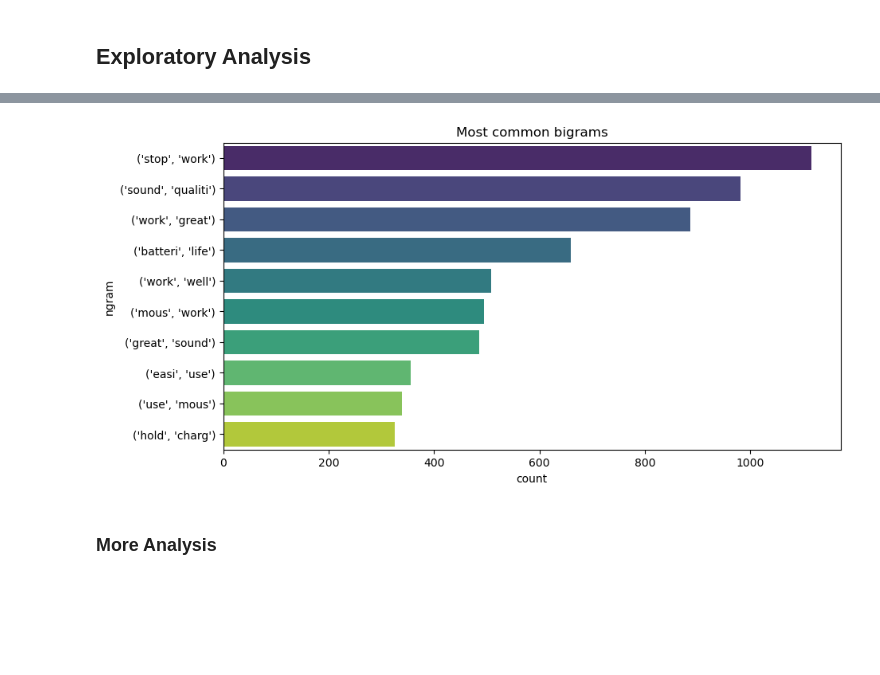
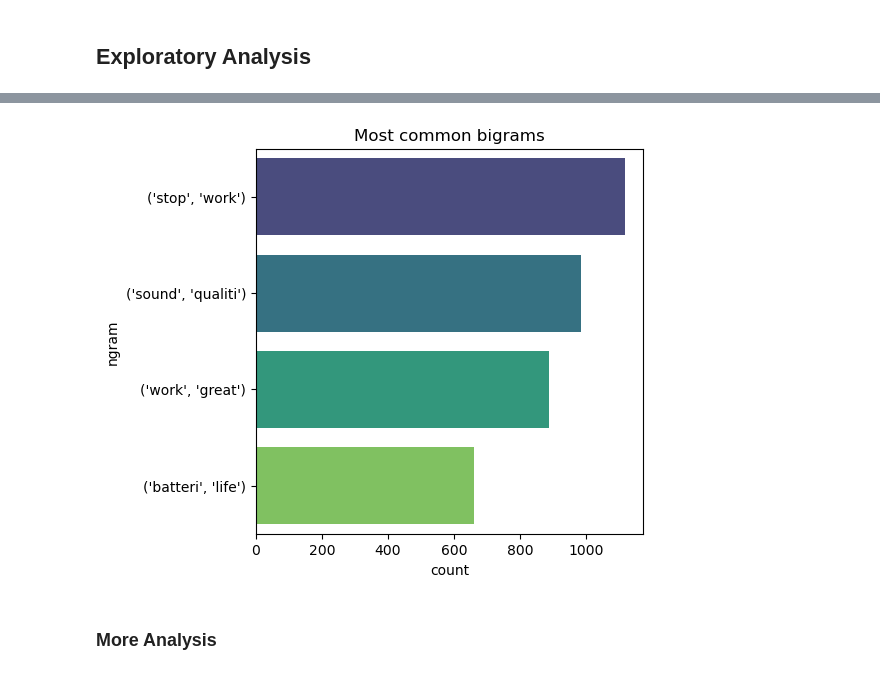
Before and after one commit to rsm-iiribarrenpenuelas/final-project-mgta415, a Jupyter notebook: inaki.ipynb, the cells around one changed output, grey strips where cells are left out. Cells and saved outputs as stored; diff of their text form; code cells hidden in the pictures; blank space fills up the shorter version.

```diff
--- a/inaki.ipynb
+++ b/inaki.ipynb
@@ -206,6 +218,6 @@ unigrams
 # %%
 # Most frequent bigrams
-bigrams = frequent_ngram(df['words_list'], 2, 10)
+bigrams = frequent_ngram(df['words_list'], 2, 4)
 bigrams
 # %% [output]
 |  | ngram | count |
@@ -229,9 +244,9 @@ Text(0.5, 1.0, 'Most common unigrams')
 # %%
-plt.figure(figsize=(10,5))
+plt.figure(figsize=(5,5))
 sns.barplot(x="count", y="ngram", data=bigrams, hue='ngram', palette="viridis")
 plt.title("Most common bigrams")
 plt.show()
 # %% [output]
-[figure, old version]
+[figure, new version]
 # %% [markdown]
 ### More Analysis
```
Also changed, not shown: parts of 23 cells of this notebook.
